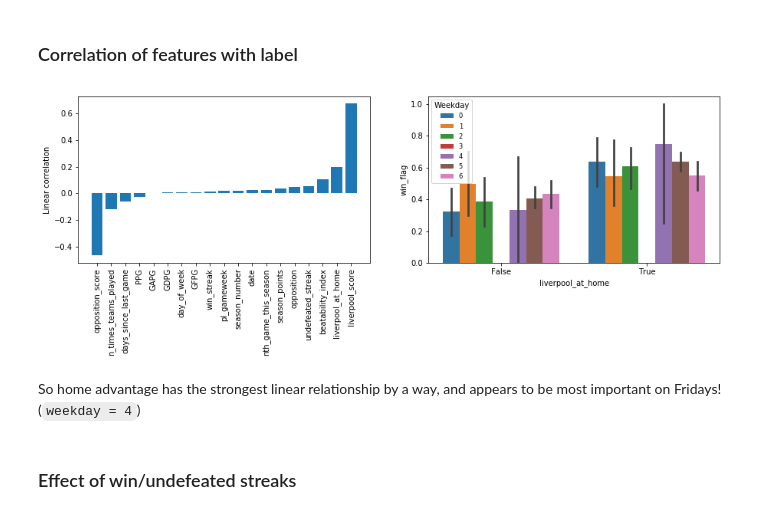
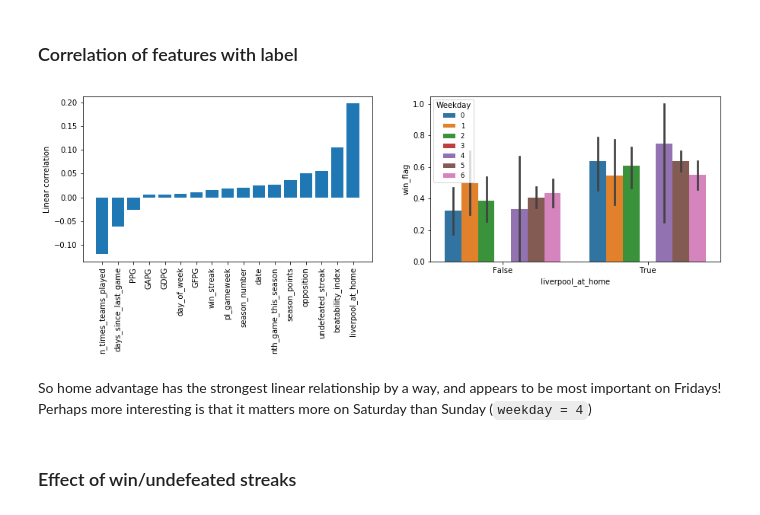
Before and after one commit to shep312/liverpool-predictions, a Jupyter notebook: gbm_main.ipynb, the cells around one changed output. Saved outputs shown, nothing was run; the diff lists cells and outputs as text; code cells hidden in the pictures.

```diff
--- a/gbm_main.ipynb
+++ b/gbm_main.ipynb
@@ -96,25 +96,26 @@ plt.show()
 # %%
 # Calculate correlation matrix then extract the correlations with respect to the win flag
 corr_mat = df.corr()
 correlation_with_win = corr_mat['win_flag']
 correlation_with_win = correlation_with_win[~np.isin(correlation_with_win.index.values,
-                                                     ['win_flag', 'result', 'loss_flag'])]
+                                                     ['win_flag', 'result', 'loss_flag',
+                                                     'liverpool_score', 'opposition_score'])]
 correlation_with_win.sort_values(inplace=True)
 
 # Plot these correlations
 fig, ax = plt.subplots(nrows=1, ncols=2, figsize=[15,4])
 ax[0].bar(np.arange(len(correlation_with_win)), correlation_with_win)
 ax[0].set_xticks(np.arange(len(correlation_with_win)))
 ax[0].set_xticklabels(correlation_with_win.index.values, rotation=90)
 ax[0].set_ylabel('Linear correlation')
 
 # Plot a bar chart to see how home advantage and day of week affect the win rate
 sns.barplot(data=df, x='liverpool_at_home', y='win_flag', hue='day_of_week', ax=ax[1])
 ax[1].legend(loc=2, title='Weekday', fontsize='small')
 plt.show()
 # %% [output]
-[figure, old version]
+[figure, new version]
 # %% [markdown]
-So home advantage has the strongest linear relationship by a way, and appears to be most important on Fridays! (`weekday = 4`)
+So home advantage has the strongest linear relationship by a way, and appears to be most important on Fridays! Perhaps more interesting is that it matters more on Saturday than Sunday (`weekday = 4`)
 # %% [markdown]
 ### Effect of win/undefeated streaks
```
Also changed, not shown: parts of 4 cells of this notebook.
